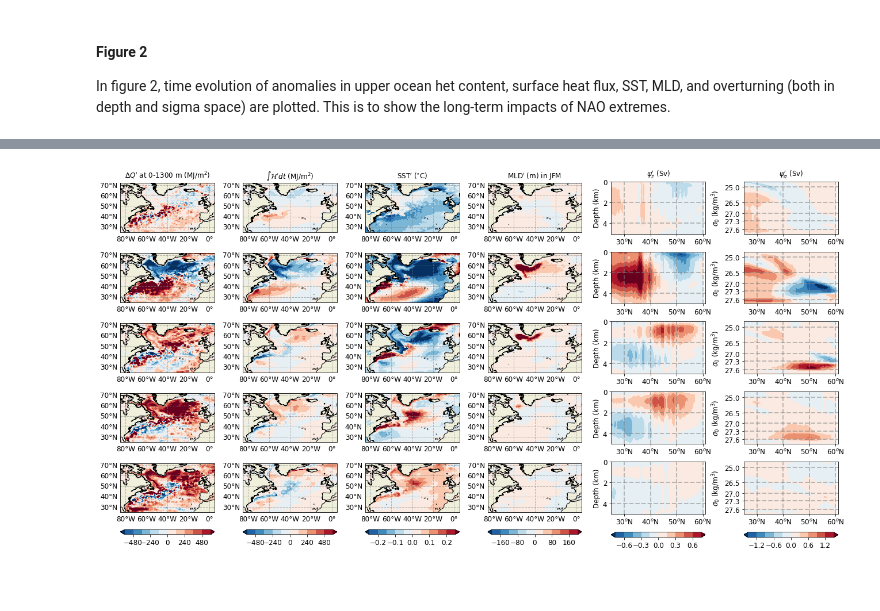
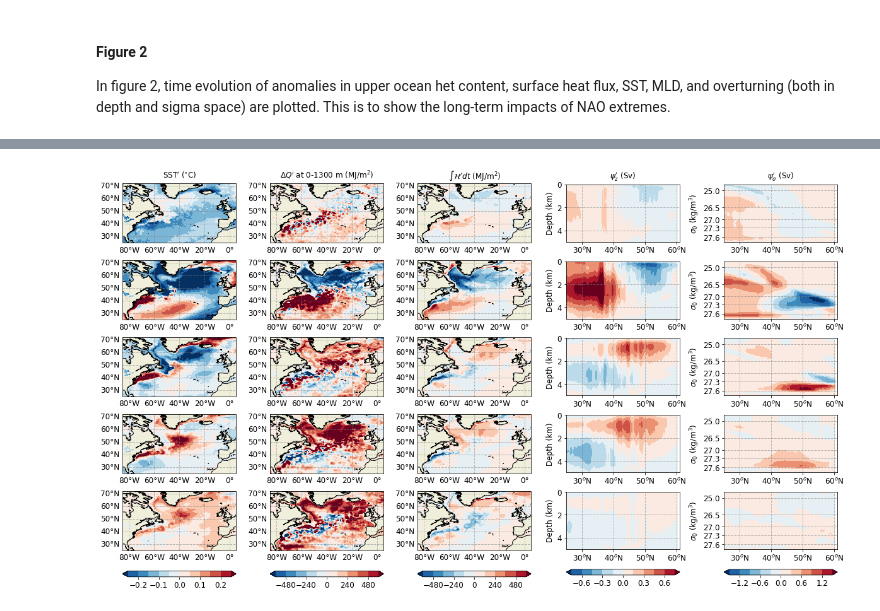
Before and after one commit to hmkhatri/AMOC_Variability_DePreSys_MET, a Jupyter notebook: Notebooks/Plots_Paper_NAO_Heat_Content_Variability/Plots_snapshots_NAO.ipynb, the cells around one changed output, grey strips where cells are left out. Saved outputs shown, nothing was run; the diff lists cells and outputs as text; code cells hidden in the pictures; blank space fills up the shorter version.

Commit message:
timeseries plots for composites

```diff
--- a/Notebooks/Plots_Paper_NAO_Heat_Content_Variability/Plots_snapshots_NAO.ipynb
+++ b/Notebooks/Plots_Paper_NAO_Heat_Content_Variability/Plots_snapshots_NAO.ipynb
@@ -489,7 +491,7 @@ HB_NAOn = ds_NAOn.assign(time = ds_NAO['time_val'].isel(start_year=0, time = sli
 
 """
 # %%
-%time tmp_ds = ds_NAOp.compute()
+%time ds_NAOp = ds_NAOp.compute()
 
-tmp_ds = tmp_ds.assign(time = ds_NAO['time_val'].isel(start_year=0, time = slice((int(4/4)-1)*12, (int(4/4) + 7)*12 + 5))).drop('start_year')
+tmp_ds = ds_NAOp.assign(time = ds_NAO['time_val'].isel(start_year=0, time = slice((int(4/4)-1)*12, (int(4/4) + 7)*12 + 5))).drop('start_year')
 # %% [output]
@@ -498,7 +500,11 @@ Wall time: 5min 52s
 # %%
 ppdir = "/gws/nopw/j04/snapdragon/hkhatri/Data_Composite/NAO_hpa/"
 
-ds_psi = xr.open_dataset(ppdir + "Composite_NAOp_Overturning.nc", chunks={'time':1})
+ds_psi_NAOp = xr.open_dataset(ppdir + "Composite_NAOp_Overturning.nc", chunks={'time':1})
 
-%time ds_psi = ds_psi.mean('comp').compute()
+%time ds_psi_NAOp = ds_psi_NAOp.mean('comp').compute()
+
+ds_psi = ds_psi_NAOp.assign(time = ds_NAO['time_val'].isel(start_year=0, time = slice((int(4/4)-1)*12, (int(4/4) + 7)*12 + 5))).drop('start_year')
+
+print(ds_psi)
 # %% [output]
@@ -507,8 +529,0 @@ Wall time: 7min 27s
-# %%
-tmp = xr.open_dataset("/home/users/hkhatri/DePreSys4_Data/Data_Consolidated/Temp/Overturning_Heat_Transport_r1.nc", chunks={'start_year':1})
-lat = tmp['latitude'].isel(start_year=0)
-
-ds_psi = ds_psi.drop('latitude')
-ds_psi['latitude'] = lat
-
-print(ds_psi)
@@ -538,8 +534,8 @@ from mpl_toolkits.axes_grid1.inset_locator import inset_axes
 
 lat_lon_ext = [-85., 5., 25., 72.]
 
-grid1 = plt.GridSpec(5, 6, wspace=0.3, hspace=0.1)
-fig = plt.figure(figsize=[22,11])
+grid1 = plt.GridSpec(5, 5, wspace=0.3, hspace=0.1)
+fig = plt.figure(figsize=[20,11])
 
 #tmp_ds = xr.merge([HB_NAOp, ds_NAOp.get(['tos','mlotst'])])
 
@@ -574,7 +570,7 @@ for i in range(0,5):
     else:
         titl = ' '
 
-    ax = fig.add_subplot(grid1[i, 0], projection=ccrs.PlateCarree(),facecolor='grey')
+    ax = fig.add_subplot(grid1[i, 1], projection=ccrs.PlateCarree(),facecolor='grey')
     p = plot_sec(ax, tmp, vmin=-600., vmax=600.,  lat_lon_ext = lat_lon_ext, levels = 11,
                  lon='longitude', lat='latitude', cmap='RdBu_r',
                  title=titl, orien='horizontal',
@@ -612,7 +608,7 @@ for i in range(0,5):
 
     tmp = tmp.where(tmp_ds['tos'].isel(time=0) <100.)
 
-    ax = fig.add_subplot(grid1[i, 1], projection=ccrs.PlateCarree(),facecolor='grey')
+    ax = fig.add_subplot(grid1[i, 2], projection=ccrs.PlateCarree(),facecolor='grey')
     p = plot_sec(ax, tmp, vmin=-600., vmax=600.,  lat_lon_ext = lat_lon_ext, levels = 11,
                 lon='longitude', lat='latitude', cmap='RdBu_r', title=titl,
                 orien='horizontal', colorbar=False, y_lab = True, x_lab = True)
@@ -645,41 +641,8 @@ for i in range(0,5):
     else:
         titl = ' '
 
-    ax = fig.add_subplot(grid1[i, 2], projection=ccrs.PlateCarree(),facecolor='grey')
+    ax = fig.add_subplot(grid1[i, 0], projection=ccrs.PlateCarree(),facecolor='grey')
     p = plot_sec(ax, tmp, vmin=-0.25, vmax=0.25,  lat_lon_ext = lat_lon_ext, levels = 11,
-                lon='longitude', lat='latitude', cmap='RdBu_r', title=titl,
-                orien='horizontal', colorbar=False, y_lab = True, x_lab = True)
-
-axins = inset_axes(ax, width="100%", height="10%",  # height : 50%
-                   loc='lower left', bbox_to_anchor=(0., -0.45, 1., 1.),
-                   bbox_transform=ax.transAxes, borderpad=0,)
-
-cb = fig.colorbar(p, cax=axins, extend='both', orientation="horizontal")
-cb.ax.tick_params(labelsize=12)
-
-for i in range(0,5):
-
-    tmp1 = tmp_ds['mlotst']
-
-    if (i<=2):
-        tmp = (tmp1.isel(time=slice(12*i + 2, 12*i + 2 + 3)).mean('time'))
-    elif (i==3):
-        tmp = (tmp1.isel(time=slice(12*i + 2, 12*(i+1) + 2 + 3)).where(tmp1['time.month']<=3).mean('time'))
-    else:
-        tmp = (tmp1.isel(time=slice(12*i + 2, 12*(i+2) + 2 + 3)).where(tmp1['time.month']<=3).mean('time'))
-
-    if(i==4):
-        xlab = True
-    else:
-        xlab = False
-
-    if(i==0):
-        titl = str(name[3])
-    else:
-        titl = ' '
-
-    ax = fig.add_subplot(grid1[i, 3], projection=ccrs.PlateCarree(),facecolor='grey')
-    p = plot_sec(ax, tmp, vmin=-200., vmax=200.,  lat_lon_ext = lat_lon_ext, levels = 11,
                 lon='longitude', lat='latitude', cmap='RdBu_r', title=titl,
                 orien='horizontal', colorbar=False, y_lab = True, x_lab = True)
 
@@ -714,7 +677,7 @@ for i in range(0,5):
         titl = ' '
 
 
-    ax = fig.add_subplot(grid1[i, 4])
+    ax = fig.add_subplot(grid1[i, 3])
     p = tmp.plot.contourf(ax=ax, x='j_c', y='lev', levels = 11, vmin = -0.75, vmax = 0.75,
                           cmap='RdBu_r', add_labels=False, add_colorbar=False, extend='both')
     ax.set_ylabel('Depth (km)', fontsize=12)
@@ -722,7 +685,7 @@ for i in range(0,5):
     plt.yticks(np.arange(0,5000,2000), [r'0', r'2', r'4'])
     ax.set_ylim([0., 5000.])
     ax.set_xlim([25., 61.])
-    ax.grid(color='gray', alpha=0.5, linestyle='--', lw=2.)
+    ax.grid(color='gray', alpha=0.5, linestyle='--', lw=1.)
     #plt.title(titl, fontsize=12)
     ax.set_title(titl, pad=10, fontsize=12)
     plt.gca().invert_yaxis()
@@ -767,37 +730,37 @@ for i in range(0,5):
         titl = ' ' #(e' + str(i+1) + ')'
 
 
-    ax = fig.add_subplot(grid1[i, 5])
+    ax = fig.add_subplot(grid1[i, 4])
     p = tmp.plot.contourf(ax=ax, x='j_c', y='sigma0', levels = 11, vmin = -1.5, vmax = 1.5,
                           cmap='RdBu_r', add_labels=False, add_colorbar=False, extend='both')
     ax.set_ylabel(r'$\sigma_0$ (kg/m$^3$)', fontsize=12)
     plt.xticks(np.arange(30,61,10), [r'$30^o$N', r'$40^o$N', r'$50^o$N', r'$60^o$N'])
     #ax.set_ylim([25., 27.8])
     ax.set_ylim([2000., 40000.])
     #plt.yticks([rng_nl[13], rng_nl[18], rng_nl[31], rng_nl[36]],
     #           [ds_psi['sigma0'].values[13], ds_psi['sigma0'].values[18], ds_psi['sigma0'].values[31], ds_psi['sigma0'].values[36]])
     plt.yticks([15.5**2 * 25., 25.5**2*26.5, 30.5**2*27, 33.5**2*27.3, 36.5**2*27.6], [25.0, 26.5, 27.0, 27.3, 27.6])
 
     ax.set_xlim([25., 61.])
-    ax.grid(color='gray', alpha=0.5, linestyle='--', lw=2.)
+    ax.grid(color='gray', alpha=0.5, linestyle='--', lw=1.)
     ax.set_title(titl, pad=10, fontsize=12)
     plt.gca().invert_yaxis()
 
     plt.yticks(fontsize = 12);
     plt.xticks(fontsize = 12);
 
     bbox=plt.gca().get_position()
     offset=.025
     plt.gca().set_position([bbox.x0 + offset*0.5, bbox.y0 + offset*0.5, bbox.x1-bbox.x0, bbox.y1 - bbox.y0 - offset])
 
 axins = inset_axes(ax, width="100%", height="10%",  # height : 50%
                    loc='lower left', bbox_to_anchor=(0., -0.45, 1., 1.),
                    bbox_transform=ax.transAxes, borderpad=0,)
 
 cb = fig.colorbar(p, cax=axins, extend='both', orientation="horizontal")
 cb.ax.tick_params(labelsize=12)
 
 fig.savefig('/home/users/hkhatri/Plots/Figures_GRL_2022/Figure2.png', dpi=300,bbox_inches='tight');
 fig.savefig('/home/users/hkhatri/Plots/Figures_GRL_2022/Figure2.pdf', dpi=300,bbox_inches='tight');
 # %% [output]
-[figure, old version]
+[figure, new version]
```
Also changed, not shown: parts of 13 cells of this notebook, 3 other files.
